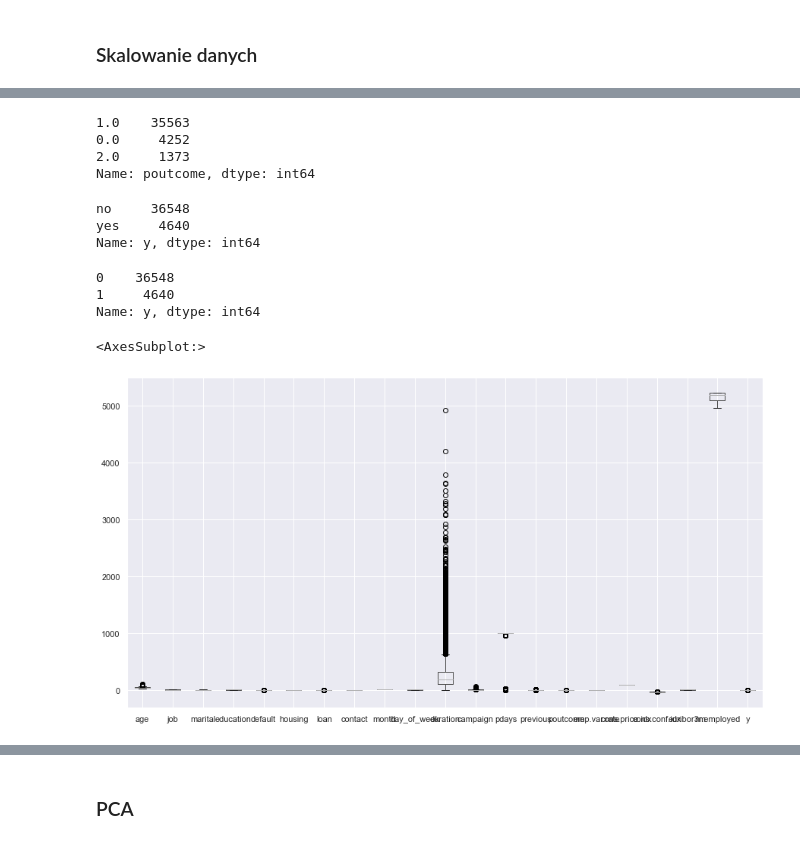
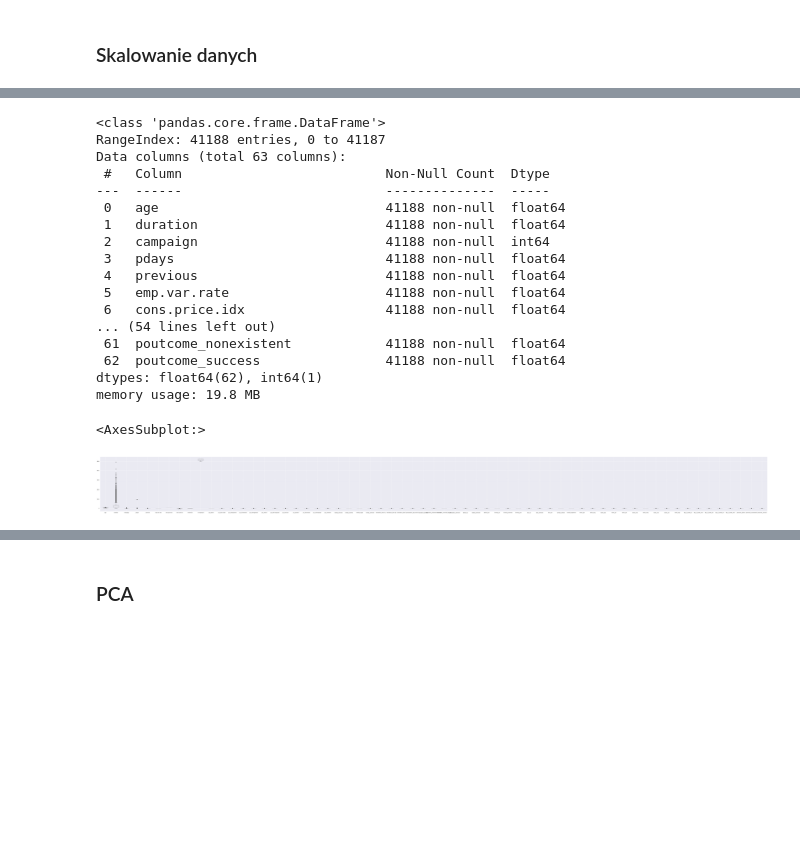
Before and after one commit to marek-dalida/bank-marketing-analysis, a Jupyter notebook: bank-marketing.ipynb, the cells around one changed output, grey strips where cells are left out. Saved outputs shown, nothing was run; the diff lists cells and outputs as text; code cells hidden in the pictures; blank space fills up the shorter version.

```diff
--- a/bank-marketing.ipynb
+++ b/bank-marketing.ipynb
@@ -347,7 +306,0 @@ Name: day_of_week, dtype: int64
-# %%
-cleanup_nums = {
-    "day_of_week": {"mon": 1, "tue": 2, "wed": 3, "thu": 4, "fri": 5},
-    "month": {"mar": 3, "apr": 4, "may": 5, "jun": 6,
-              "jul": 7, "aug": 8, "sep":9, "oct":10, "nov":11, "dec":12 }}
-data = data.replace(cleanup_nums)
-data['month'].value_counts()
@@ -382,29 +307,37 @@ Name: poutcome, dtype: int64
-# %%
-data["poutcome"] = ord_enc.fit_transform(data[["poutcome"]])
-data['poutcome'].value_counts()
-# %% [output]
-1.0    35563
-0.0     4252
-2.0     1373
-Name: poutcome, dtype: int64
-# %%
-data['y'].value_counts()
-# %% [output]
-no     36548
-yes     4640
-Name: y, dtype: int64
-# %%
-data['y'] = data['y'].map(lambda x: 1 if x == 'yes' else 0)
-data['y'].value_counts()
-# %% [output]
-0    36548
-1     4640
-Name: y, dtype: int64
+# %%
+#create dummy variables for day_of_week
+enc_df = pd.DataFrame(enc.fit_transform(data[['poutcome']]).toarray())
+
+enc_df.columns = enc.get_feature_names(['poutcome'])
+
+data.drop(['poutcome'] ,axis=1, inplace=True)
+
+data = pd.concat([data, enc_df ], axis=1)
+# %%
+data.info()
+# %% [output]
+<class 'pandas.core.frame.DataFrame'>
+RangeIndex: 41188 entries, 0 to 41187
+Data columns (total 63 columns):
+ #   Column                          Non-Null Count  Dtype
+---  ------                          --------------  -----
+ 0   age                             41188 non-null  float64
+ 1   duration                        41188 non-null  float64
+ 2   campaign                        41188 non-null  int64
+ 3   pdays                           41188 non-null  float64
+ 4   previous                        41188 non-null  float64
+ 5   emp.var.rate                    41188 non-null  float64
+ 6   cons.price.idx                  41188 non-null  float64
+... (54 lines left out)
+ 61  poutcome_nonexistent            41188 non-null  float64
+ 62  poutcome_success                41188 non-null  float64
+dtypes: float64(62), int64(1)
+memory usage: 19.8 MB
 # %%
-data.boxplot()
+data.boxplot(figsize=(120,10))
 # %% [output]
 <AxesSubplot:>
-[figure, old version]
+[figure, new version]
 # %%
 from sklearn.preprocessing import StandardScaler
 scaler = StandardScaler()
```
Also changed, not shown: parts of 34 cells of this notebook.
